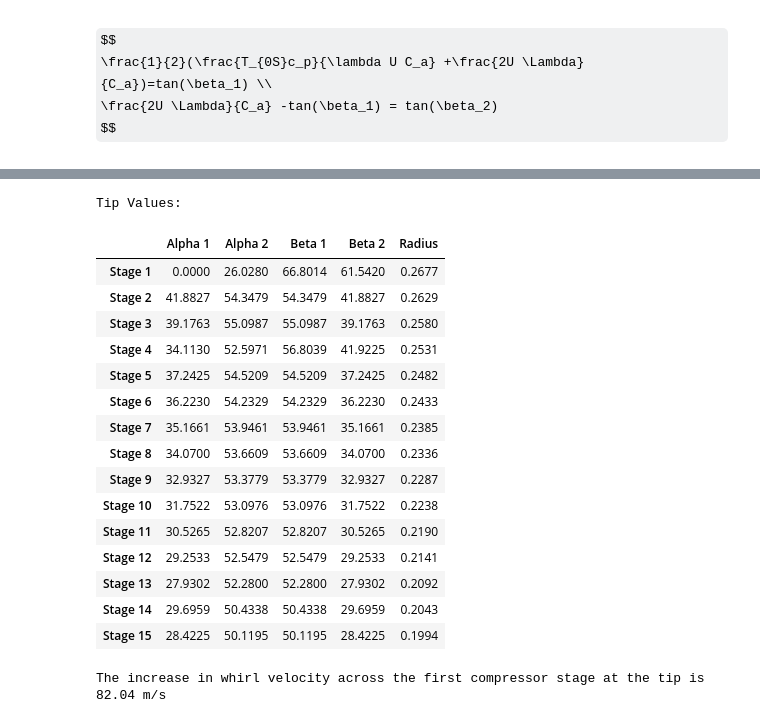
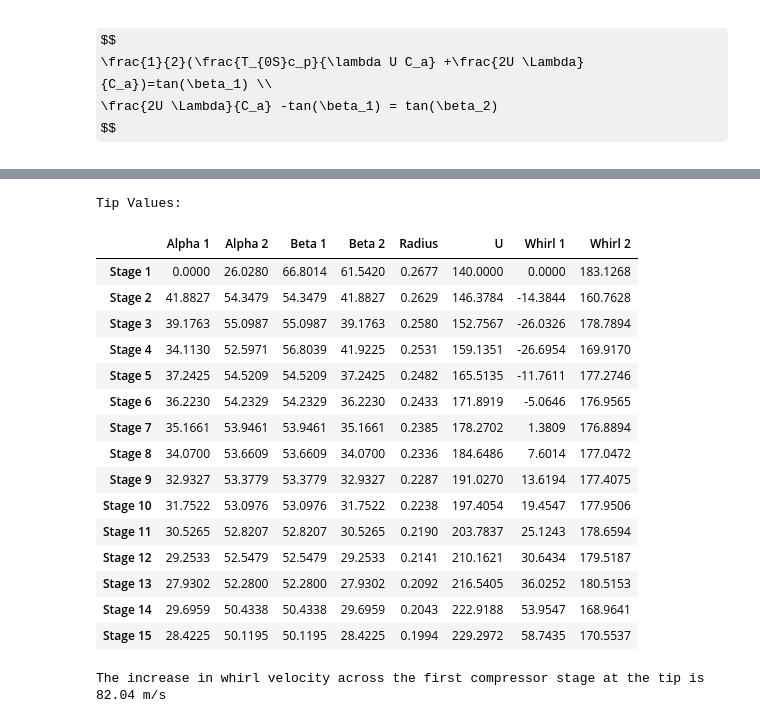
Before and after one commit to kavourbm/AEEM4063-Team15, a Jupyter notebook: Project 2/Compressor.ipynb, the cells around one changed output, grey strips where cells are left out. Drawn from its saved outputs; the diff is of its cells as text; code cells hidden in the pictures; some formulas as TeX source.

```diff
--- a/Project 2/Compressor.ipynb
+++ b/Project 2/Compressor.ipynb
@@ -437,29 +437,29 @@ Mean Values:
 # %%
 print("Tip Values:")
 
-tabletry = pd.DataFrame({"Alpha 1": stagevals[:,2,0],"Alpha 2": stagevals[:,2,1],"Beta 1": stagevals[:,2,2],"Beta 2": stagevals[:,2,3],"Radius": stagevals[:,2,4]})
+tabletry = pd.DataFrame({"Alpha 1": stagevals[:,2,0],"Alpha 2": stagevals[:,2,1],"Beta 1": stagevals[:,2,2],"Beta 2": stagevals[:,2,3],"Radius": stagevals[:,2,4],"U": stagevals[:,0,5],"Whirl 1": stagevals[:,0,6],"Whirl 2": stagevals[:,0,7]})
 
 tabletry.style \
     .format(precision=4) \
     .relabel_index(["Stage 1","Stage 2","Stage 3","Stage 4","Stage 5","Stage 6","Stage 7","Stage 8","Stage 9","Stage 10","Stage 11","Stage 12","Stage 13","Stage 14","Stage 15"],axis=0)
 # %% [output]
 Tip Values:
-|  | Alpha 1 | Alpha 2 | Beta 1 | Beta 2 | Radius |
-| Stage 1 | 0.0000 | 26.0280 | 66.8014 | 61.5420 | 0.2677 |
-| Stage 2 | 41.8827 | 54.3479 | 54.3479 | 41.8827 | 0.2629 |
-| Stage 3 | 39.1763 | 55.0987 | 55.0987 | 39.1763 | 0.2580 |
-| Stage 4 | 34.1130 | 52.5971 | 56.8039 | 41.9225 | 0.2531 |
-| Stage 5 | 37.2425 | 54.5209 | 54.5209 | 37.2425 | 0.2482 |
-| Stage 6 | 36.2230 | 54.2329 | 54.2329 | 36.2230 | 0.2433 |
-| Stage 7 | 35.1661 | 53.9461 | 53.9461 | 35.1661 | 0.2385 |
-| Stage 8 | 34.0700 | 53.6609 | 53.6609 | 34.0700 | 0.2336 |
-| Stage 9 | 32.9327 | 53.3779 | 53.3779 | 32.9327 | 0.2287 |
-| Stage 10 | 31.7522 | 53.0976 | 53.0976 | 31.7522 | 0.2238 |
-| Stage 11 | 30.5265 | 52.8207 | 52.8207 | 30.5265 | 0.2190 |
-| Stage 12 | 29.2533 | 52.5479 | 52.5479 | 29.2533 | 0.2141 |
-| Stage 13 | 27.9302 | 52.2800 | 52.2800 | 27.9302 | 0.2092 |
-| Stage 14 | 29.6959 | 50.4338 | 50.4338 | 29.6959 | 0.2043 |
-| Stage 15 | 28.4225 | 50.1195 | 50.1195 | 28.4225 | 0.1994 |
+|  | Alpha 1 | Alpha 2 | Beta 1 | Beta 2 | Radius | U | Whirl 1 | Whirl 2 |
+| Stage 1 | 0.0000 | 26.0280 | 66.8014 | 61.5420 | 0.2677 | 140.0000 | 0.0000 | 183.1268 |
+| Stage 2 | 41.8827 | 54.3479 | 54.3479 | 41.8827 | 0.2629 | 146.3784 | -14.3844 | 160.7628 |
+| Stage 3 | 39.1763 | 55.0987 | 55.0987 | 39.1763 | 0.2580 | 152.7567 | -26.0326 | 178.7894 |
+| Stage 4 | 34.1130 | 52.5971 | 56.8039 | 41.9225 | 0.2531 | 159.1351 | -26.6954 | 169.9170 |
+| Stage 5 | 37.2425 | 54.5209 | 54.5209 | 37.2425 | 0.2482 | 165.5135 | -11.7611 | 177.2746 |
+| Stage 6 | 36.2230 | 54.2329 | 54.2329 | 36.2230 | 0.2433 | 171.8919 | -5.0646 | 176.9565 |
+| Stage 7 | 35.1661 | 53.9461 | 53.9461 | 35.1661 | 0.2385 | 178.2702 | 1.3809 | 176.8894 |
+| Stage 8 | 34.0700 | 53.6609 | 53.6609 | 34.0700 | 0.2336 | 184.6486 | 7.6014 | 177.0472 |
+| Stage 9 | 32.9327 | 53.3779 | 53.3779 | 32.9327 | 0.2287 | 191.0270 | 13.6194 | 177.4075 |
+| Stage 10 | 31.7522 | 53.0976 | 53.0976 | 31.7522 | 0.2238 | 197.4054 | 19.4547 | 177.9506 |
+| Stage 11 | 30.5265 | 52.8207 | 52.8207 | 30.5265 | 0.2190 | 203.7837 | 25.1243 | 178.6594 |
+| Stage 12 | 29.2533 | 52.5479 | 52.5479 | 29.2533 | 0.2141 | 210.1621 | 30.6434 | 179.5187 |
+| Stage 13 | 27.9302 | 52.2800 | 52.2800 | 27.9302 | 0.2092 | 216.5405 | 36.0252 | 180.5153 |
+| Stage 14 | 29.6959 | 50.4338 | 50.4338 | 29.6959 | 0.2043 | 222.9188 | 53.9547 | 168.9641 |
+| Stage 15 | 28.4225 | 50.1195 | 50.1195 | 28.4225 | 0.1994 | 229.2972 | 58.7435 | 170.5537 |
 # %%
 # Stage by stage
 # Stage 1
```
Also changed, not shown: parts of 3 cells of this notebook.
